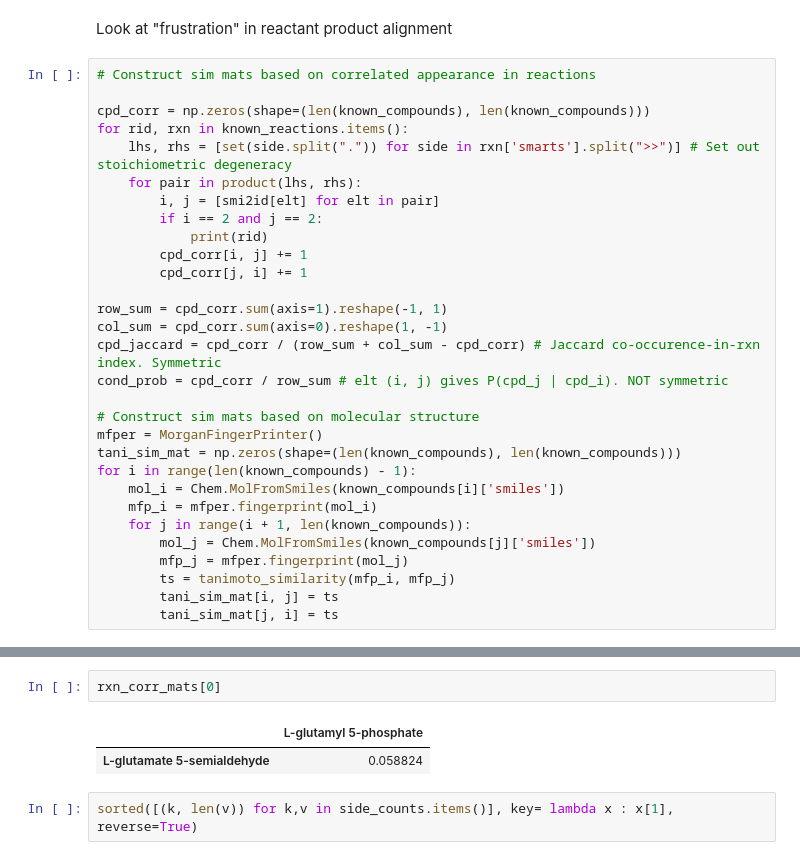
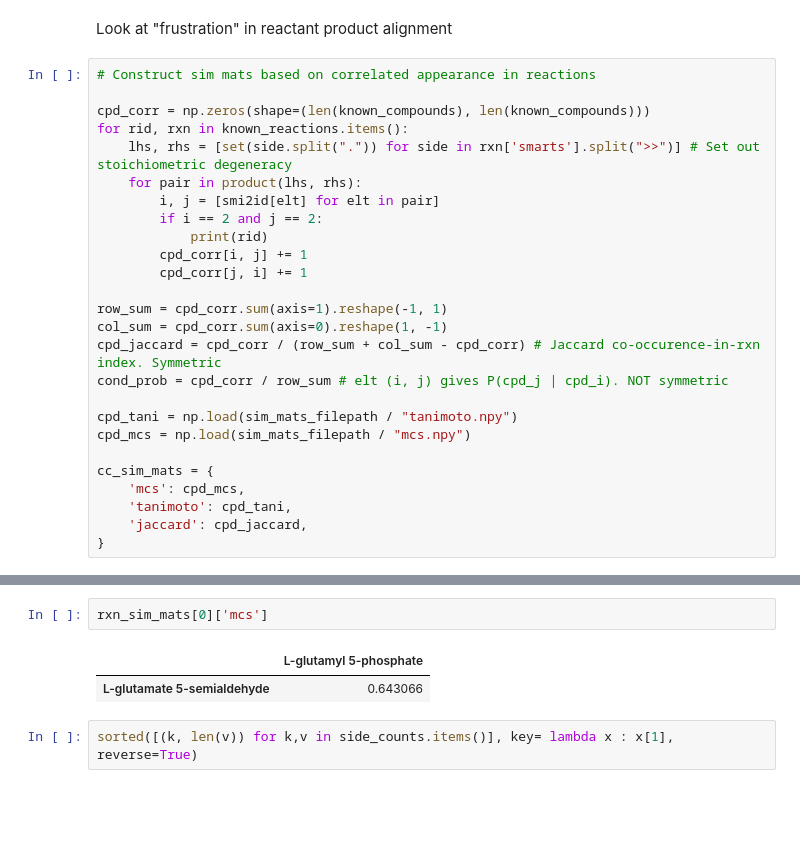
Before and after one commit to stefanpate/krxns, a Jupyter notebook: notebooks/initial_kr_network_analysis.ipynb, the cells around one changed output, grey strips where cells are left out. Drawn from its saved outputs; the diff is of its cells as text; blank space fills up the shorter version.

```diff
--- a/notebooks/initial_kr_network_analysis.ipynb
+++ b/notebooks/initial_kr_network_analysis.ipynb
@@ -180,16 +185,12 @@ col_sum = cpd_corr.sum(axis=0).reshape(1, -1)
 cpd_jaccard = cpd_corr / (row_sum + col_sum - cpd_corr) # Jaccard co-occurence-in-rxn index. Symmetric
 cond_prob = cpd_corr / row_sum # elt (i, j) gives P(cpd_j | cpd_i). NOT symmetric
 
-# Construct sim mats based on molecular structure
-mfper = MorganFingerPrinter()
-tani_sim_mat = np.zeros(shape=(len(known_compounds), len(known_compounds)))
-for i in range(len(known_compounds) - 1):
-    mol_i = Chem.MolFromSmiles(known_compounds[i]['smiles'])
-    mfp_i = mfper.fingerprint(mol_i)
-    for j in range(i + 1, len(known_compounds)):
-        mol_j = Chem.MolFromSmiles(known_compounds[j]['smiles'])
-        mfp_j = mfper.fingerprint(mol_j)
-        ts = tanimoto_similarity(mfp_i, mfp_j)
-        tani_sim_mat[i, j] = ts
-        tani_sim_mat[j, i] = ts
+cpd_tani = np.load(sim_mats_filepath / "tanimoto.npy")
+cpd_mcs = np.load(sim_mats_filepath / "mcs.npy")
+
+cc_sim_mats = {
+    'mcs': cpd_mcs,
+    'tanimoto': cpd_tani,
+    'jaccard': cpd_jaccard,
+}
 # %% [output]
@@ -258,10 +225,10 @@ for rid, rxn in known_reactions.items():
 
     side_counts[tuple(sorted([len(x) for x in [lhs, rhs]]))].add(rid)
-# %%
-rxn_corr_mats[0]
-# %% [output]
-|  | L-glutamyl 5-phosphate |
-| L-glutamate 5-semialdehyde | 0.058824 |
+# %%
+rxn_sim_mats[0]['mcs']
+# %% [output]
+|  | L-glutamyl 5-phosphate |
+| L-glutamate 5-semialdehyde | 0.643066 |
 # %%
 sorted([(k, len(v)) for k,v in side_counts.items()], key= lambda x : x[1], reverse=True)
 # %% [output]
```
Also changed, not shown: parts of 29 cells of this notebook, 4 other files.
